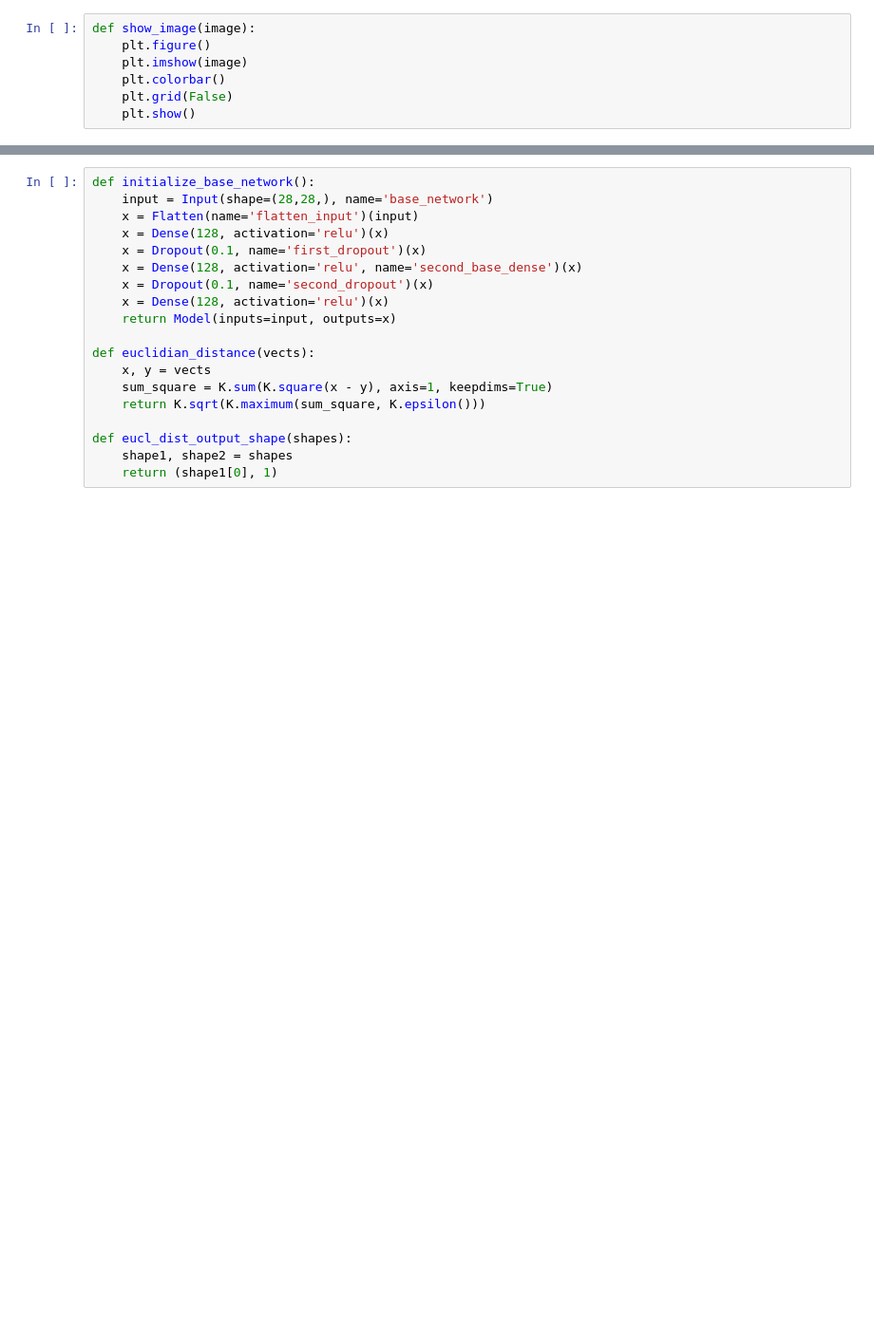
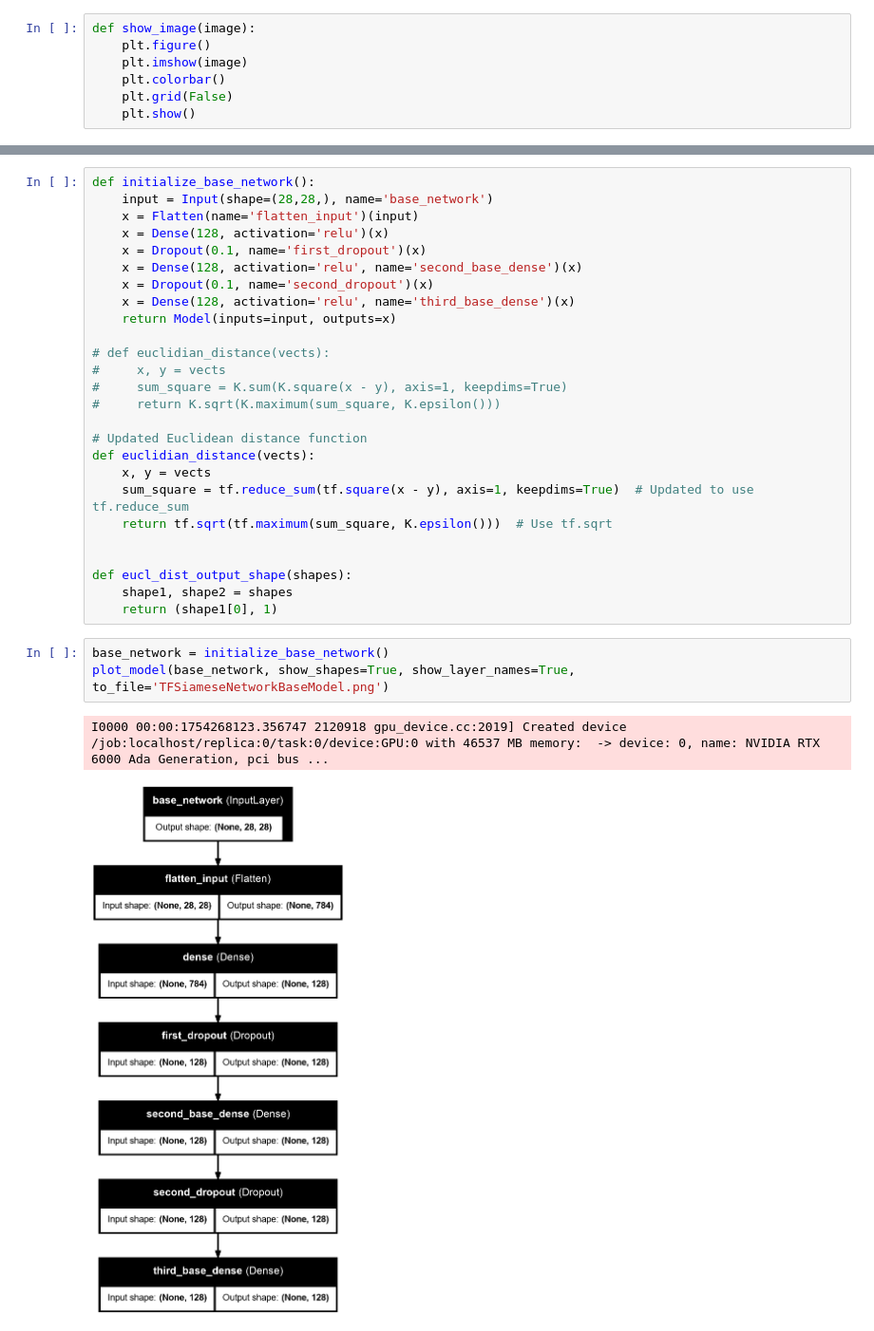
Before and after one commit to HarmonicReflux/CudaScripts, a Jupyter notebook: TFSiameseNetwork.ipynb, the cells around one changed output, grey strips where cells are left out. Shown at 95% size. Saved outputs shown, nothing was run; the diff lists cells and outputs as text; blank space fills up the shorter version.

```diff
--- a/TFSiameseNetwork.ipynb
+++ b/TFSiameseNetwork.ipynb
@@ -75,14 +85,27 @@ def initialize_base_network():
     x = Dropout(0.1, name='first_dropout')(x)
     x = Dense(128, activation='relu', name='second_base_dense')(x)
     x = Dropout(0.1, name='second_dropout')(x)
-    x = Dense(128, activation='relu')(x)
+    x = Dense(128, activation='relu', name='third_base_dense')(x)
     return Model(inputs=input, outputs=x)
 
+# def euclidian_distance(vects):
+#     x, y = vects
+#     sum_square = K.sum(K.square(x - y), axis=1, keepdims=True)
+#     return K.sqrt(K.maximum(sum_square, K.epsilon()))
+
+# Updated Euclidean distance function
 def euclidian_distance(vects):
     x, y = vects
-    sum_square = K.sum(K.square(x - y), axis=1, keepdims=True)
-    return K.sqrt(K.maximum(sum_square, K.epsilon()))
+    sum_square = tf.reduce_sum(tf.square(x - y), axis=1, keepdims=True)  # Updated to use tf.reduce_sum
+    return tf.sqrt(tf.maximum(sum_square, K.epsilon()))  # Use tf.sqrt
+
 
 def eucl_dist_output_shape(shapes):
     shape1, shape2 = shapes
     return (shape1[0], 1)
+# %%
+base_network = initialize_base_network()
+plot_model(base_network, show_shapes=True, show_layer_names=True, to_file='TFSiameseNetworkBaseModel.png')
+# %% [output]
+I0000 00:00:1754268123.356747 2120918 gpu_device.cc:2019] Created device /job:localhost/replica:0/task:0/device:GPU:0 with 46537 MB memory:  -> device: 0, name: NVIDIA RTX 6000 Ada Generation, pci bus ...
+[figure, added]
```
Also changed, not shown: parts of 12 cells of this notebook.
